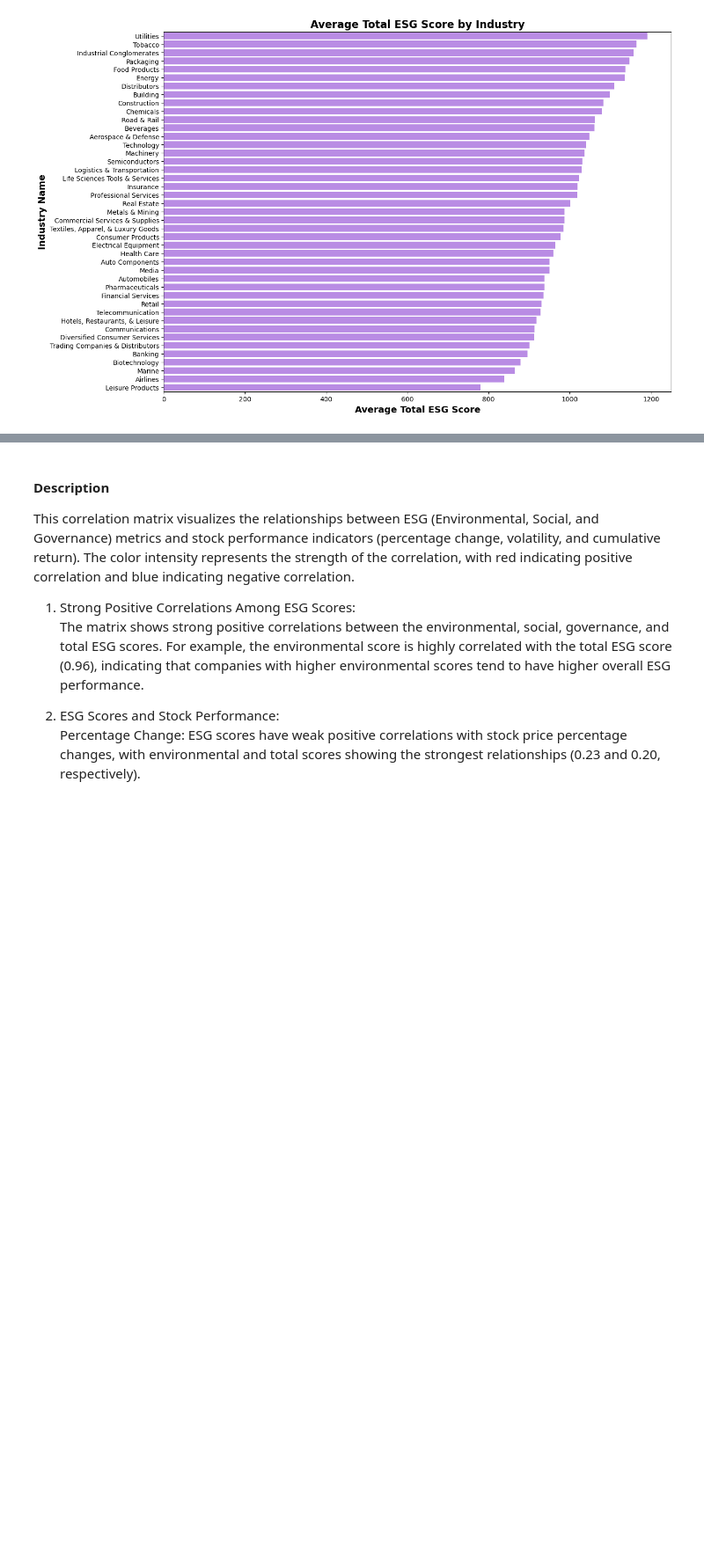
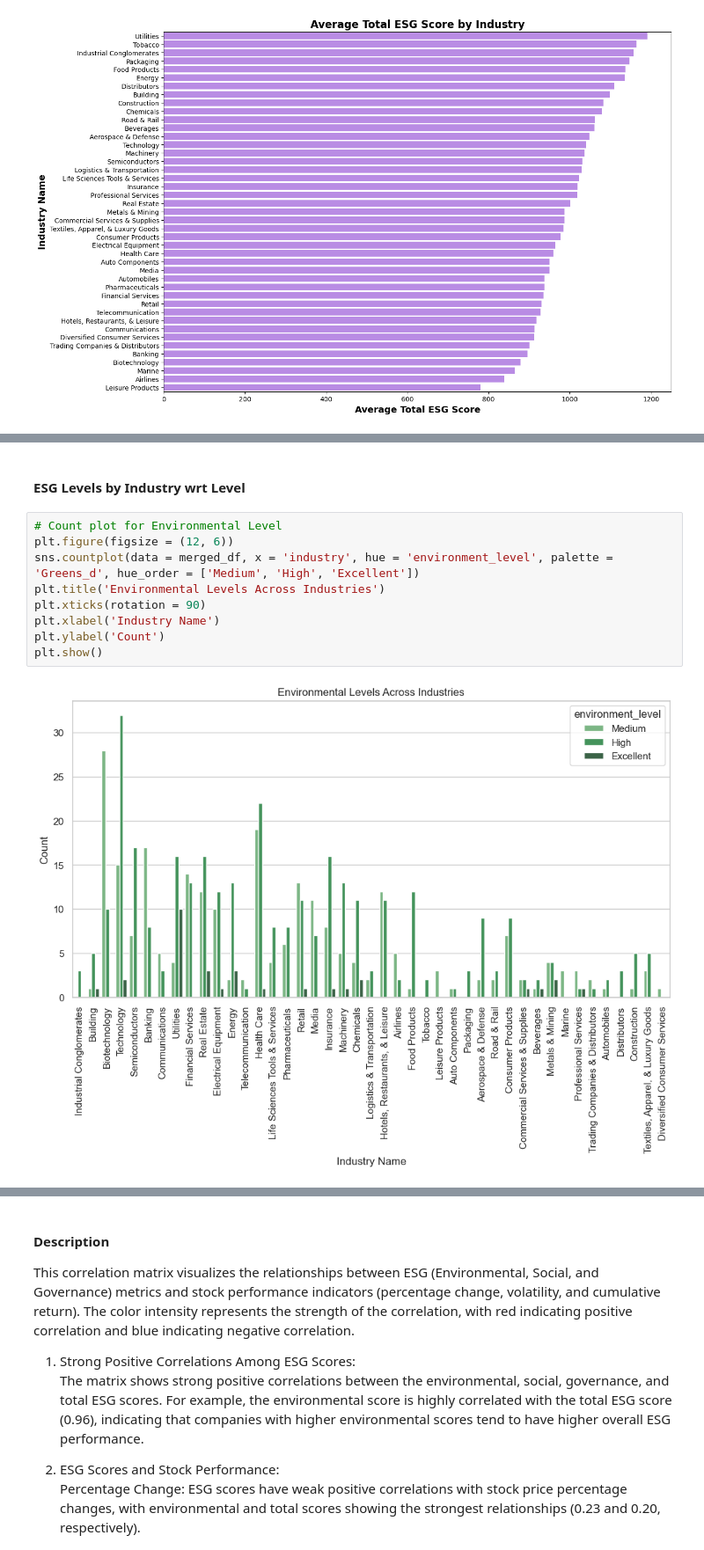
Before and after one commit to anushabishayee/info2950_finalproject, a Jupyter notebook: Phase2..ipynb, the cells around one changed output, grey strips where cells are left out. Shown at 88% size. Cells and saved outputs as stored; diff of their text form; blank space fills up the shorter version.

```diff
--- a/Phase2..ipynb
+++ b/Phase2..ipynb
@@ -794,0 +579,13 @@ max           737.499983    0.192400           7.375000
+# %% [markdown]
+#### ESG Levels by Industry wrt Level
+# %%
+# Count plot for Environmental Level
+plt.figure(figsize = (12, 6))
+sns.countplot(data = merged_df, x = 'industry', hue = 'environment_level', palette = 'Greens_d', hue_order = ['Medium', 'High', 'Excellent'])
+plt.title('Environmental Levels Across Industries')
+plt.xticks(rotation = 90)
+plt.xlabel('Industry Name')
+plt.ylabel('Count')
+plt.show()
+# %% [output]
+[figure, added]
```
Also changed, not shown: parts of 69 cells of this notebook.
